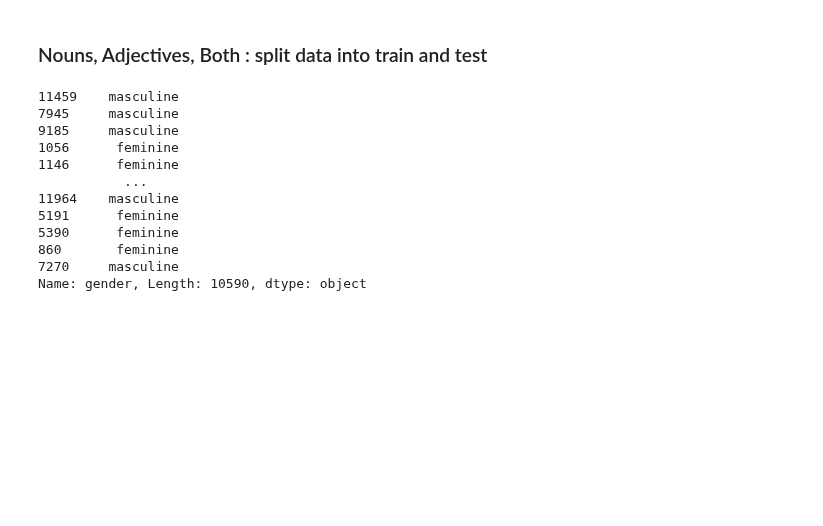
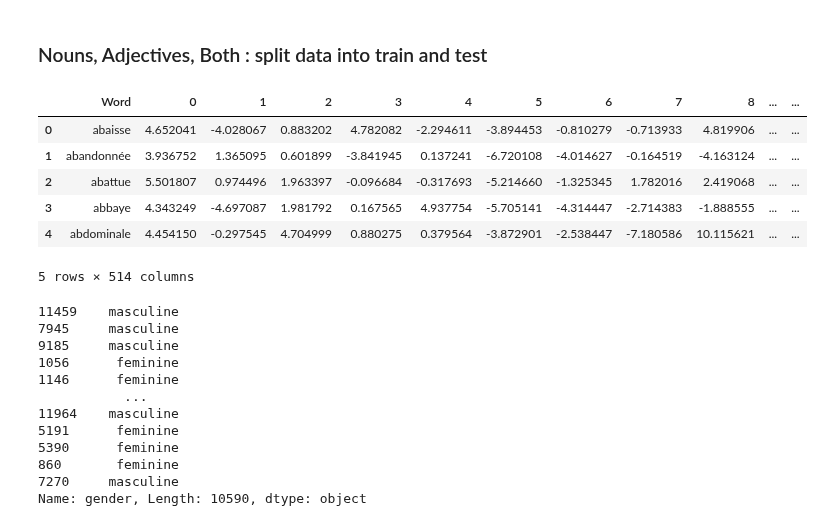
Before and after one commit to ClementineBleuze/WordEmbeddings, a Jupyter notebook: Notebooks_dim_clustering/classifiers.ipynb, the cells around one changed output. Drawn from its saved outputs; the diff is of its cells as text; code cells hidden in the pictures; blank space fills up the shorter version.

```diff
--- a/Notebooks_dim_clustering/classifiers.ipynb
+++ b/Notebooks_dim_clustering/classifiers.ipynb
@@ -33,6 +39,16 @@ X_gd_both = df_both_we.drop(columns = ["Word", "gender"] )
 X_gd_N_train, X_gd_N_test, Y_gd_N_train, Y_gd_N_test = train_test_split(X_gd_N, Y_gd_N, test_size=0.2, random_state=42)
 X_gd_A_train, X_gd_A_test, Y_gd_A_train, Y_gd_A_test = train_test_split(X_gd_A, Y_gd_A, test_size=0.2, random_state=42)
 X_gd_both_train, X_gd_both_test, Y_gd_both_train, Y_gd_both_test = train_test_split(X_gd_both, Y_gd_both, test_size=0.2, random_state=42)
+# %%
+df_nouns_we.head()
+# %% [output]
+|  | Word | 0 | 1 | 2 | 3 | 4 | 5 | 6 | 7 | 8 | ... | ... |
+| 0 | abaisse | 4.652041 | -4.028067 | 0.883202 | 4.782082 | -2.294611 | -3.894453 | -0.810279 | -0.713933 | 4.819906 | ... | ... |
+| 1 | abandonnée | 3.936752 | 1.365095 | 0.601899 | -3.841945 | 0.137241 | -6.720108 | -4.014627 | -0.164519 | -4.163124 | ... | ... |
+| 2 | abattue | 5.501807 | 0.974496 | 1.963397 | -0.096684 | -0.317693 | -5.214660 | -1.325345 | 1.782016 | 2.419068 | ... | ... |
+| 3 | abbaye | 4.343249 | -4.697087 | 1.981792 | 0.167565 | 4.937754 | -5.705141 | -4.314447 | -2.714383 | -1.888555 | ... | ... |
+| 4 | abdominale | 4.454150 | -0.297545 | 4.704999 | 0.880275 | 0.379564 | -3.872901 | -2.538447 | -7.180586 | 10.115621 | ... | ... |
+5 rows × 514 columns
 # %%
 train_features = [X_gd_N_train, X_gd_A_train, X_gd_both_train]
 test_features = [X_gd_N_test, X_gd_A_test, X_gd_both_test]
```
Also changed, not shown: parts of 11 cells of this notebook.
